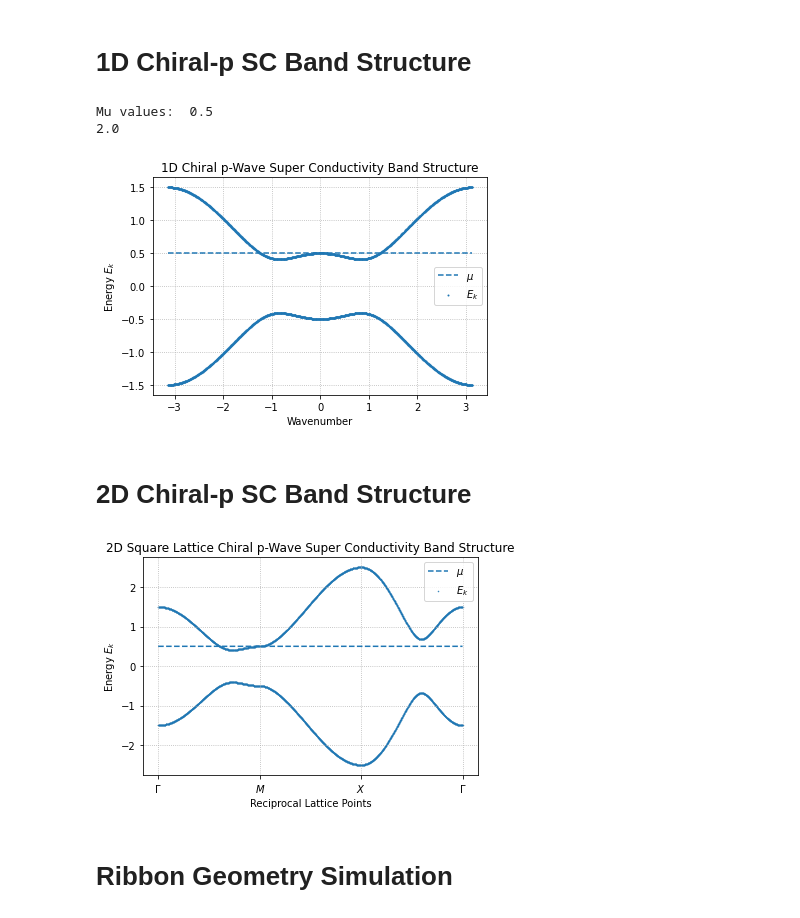
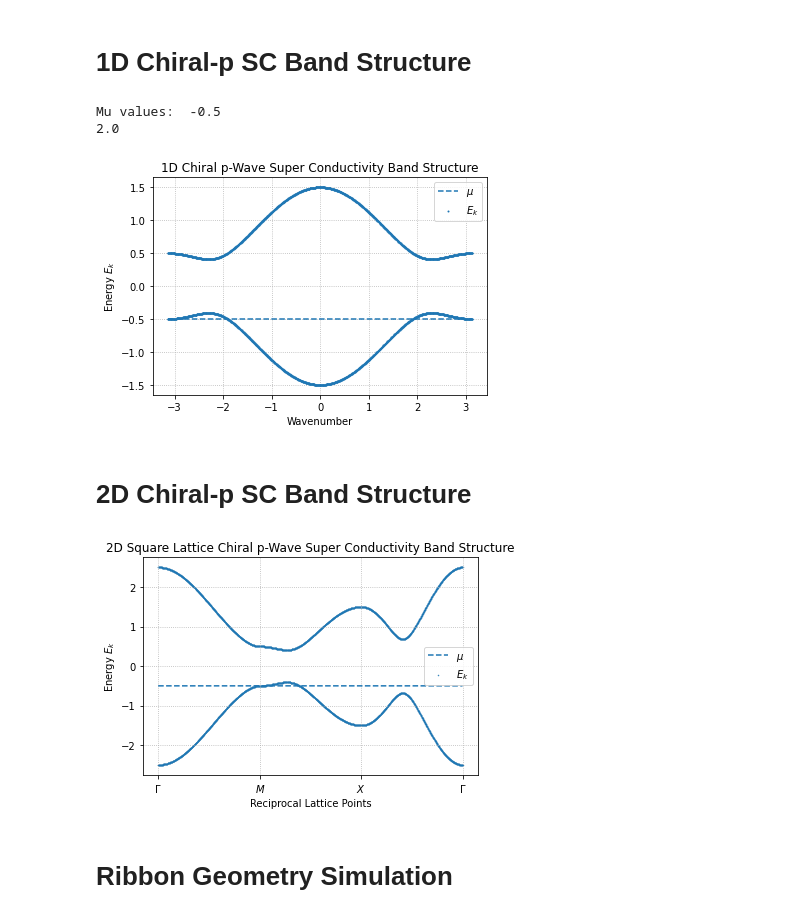
Before and after one commit to isschoch/chiral-p-wave-on-buckyball-geometry, a Jupyter notebook: k_space_sim.ipynb, the cells around one changed output. Saved outputs shown, nothing was run; the diff lists cells and outputs as text; code cells hidden in the pictures.

```diff
--- a/k_space_sim.ipynb
+++ b/k_space_sim.ipynb
@@ -6,29 +6,29 @@ import scipy.linalg
 # %% [markdown]
 # 1D Chiral-p SC Band Structure
 # %%
-mu_values = np.linspace(0.5, 0.5, 1)
+mu_values = np.linspace(-0.5, -0.5, 1)
 print("Mu values: ", *mu_values)
 num_sites = 1000
 degeneracy = 2
 delta   = complex(0.5, 0.0)
 wave_vectors = [np.array([2.0 * np.pi * (k - num_sites // 2) / num_sites]) for k in range(num_sites)]
-chiral_spectrum = lambda k: np.sqrt(np.abs(delta)**2 * np.linalg.norm(np.sin(k), ord=2)**2 + (np.sum(np.cos(k)) - mu)**2)
+chiral_spectrum = lambda k: np.sqrt(np.abs(delta)**2 * np.linalg.norm(np.sin(k), ord=2)**2 + (-np.sum(np.cos(k)) - mu)**2)
 
 print(np.sum(np.cos(np.array([0, 0]))))
 
 plt.grid(linestyle=":", zorder=-10)
 for mu in mu_values:
     energies = [chiral_spectrum(k) for k in wave_vectors]
     plt.xlabel("Wavenumber")
     plt.ylabel("Energy $E_k$")
     plt.scatter([k[0] for k in wave_vectors for _ in range(degeneracy)], [(-1)**s * energy for energy in energies for s in range(degeneracy)], s=1.0, zorder=10)
     plt.plot(wave_vectors, [mu for k in range(num_sites)], '--', zorder = 5)
     plt.title("1D Chiral p-Wave Super Conductivity Band Structure")
     plt.legend([r'$\mu$', r"$E_k$"])
 # %% [output]
-Mu values:  0.5
+Mu values:  -0.5
 2.0
-[figure, old version]
+[figure, new version]
 # %% [markdown]
 # 2D Chiral-p SC Band Structure
 # %%
@@ -57,7 +57,7 @@ for mu in mu_values:
     plt.title("2D Square Lattice Chiral p-Wave Super Conductivity Band Structure")
     plt.legend([r'$\mu$', r"$E_k$"])
 # %% [output]
-[figure, old version]
+[figure, new version]
 # %% [markdown]
 # Ribbon Geometry Simulation
 # %% [markdown]
```
Also changed, not shown: parts of 1 cell of this notebook, 2 other files.
